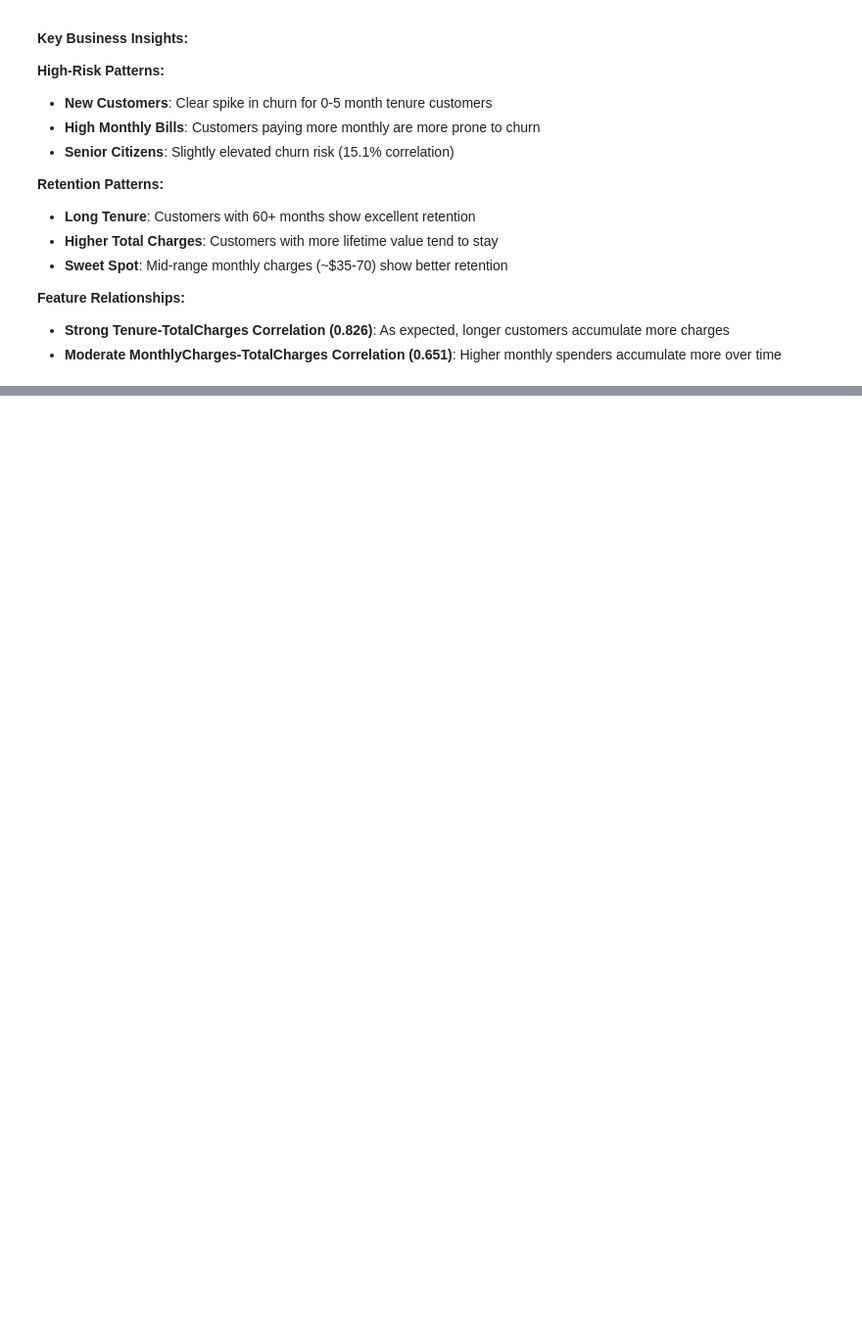
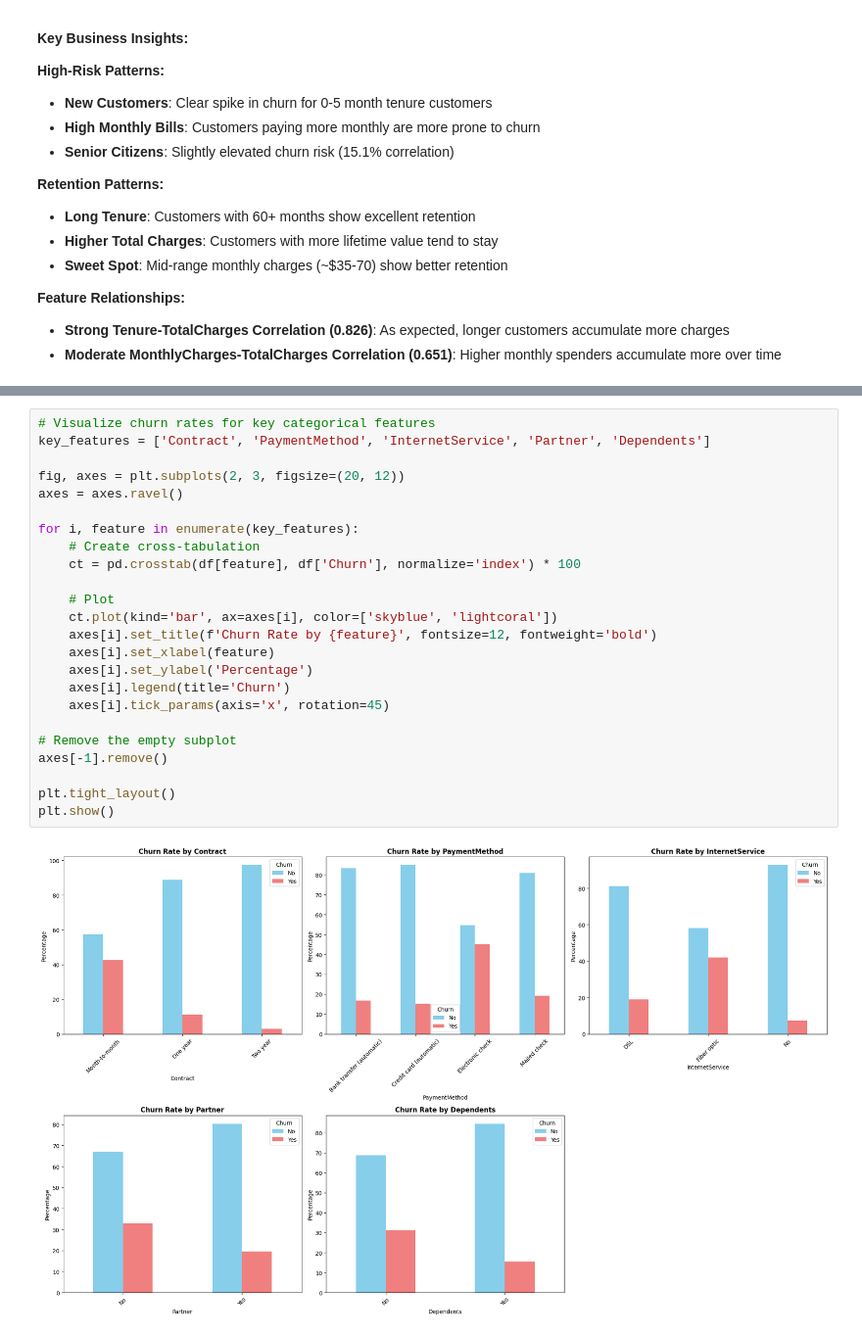
Before and after one commit to TumainiC/Churn_Prediction, a Jupyter notebook: churn_eda.ipynb, the cells around one changed output, grey strips where cells are left out. Shown at 98% size. Cells and saved outputs as stored; diff of their text form; blank space fills up the shorter version.

```diff
--- a/churn_eda.ipynb
+++ b/churn_eda.ipynb
@@ -373,0 +441,26 @@ SeniorCitizen: 0.151
+# %%
+# Visualize churn rates for key categorical features
+key_features = ['Contract', 'PaymentMethod', 'InternetService', 'Partner', 'Dependents']
+
+fig, axes = plt.subplots(2, 3, figsize=(20, 12))
+axes = axes.ravel()
+
+for i, feature in enumerate(key_features):
+    # Create cross-tabulation
+    ct = pd.crosstab(df[feature], df['Churn'], normalize='index') * 100
+
+    # Plot
+    ct.plot(kind='bar', ax=axes[i], color=['skyblue', 'lightcoral'])
+    axes[i].set_title(f'Churn Rate by {feature}', fontsize=12, fontweight='bold')
+    axes[i].set_xlabel(feature)
+    axes[i].set_ylabel('Percentage')
+    axes[i].legend(title='Churn')
+    axes[i].tick_params(axis='x', rotation=45)
+
+# Remove the empty subplot
+axes[-1].remove()
+
+plt.tight_layout()
+plt.show()
+# %% [output]
+[figure, added]
```
Also changed, not shown: parts of 5 cells of this notebook.
